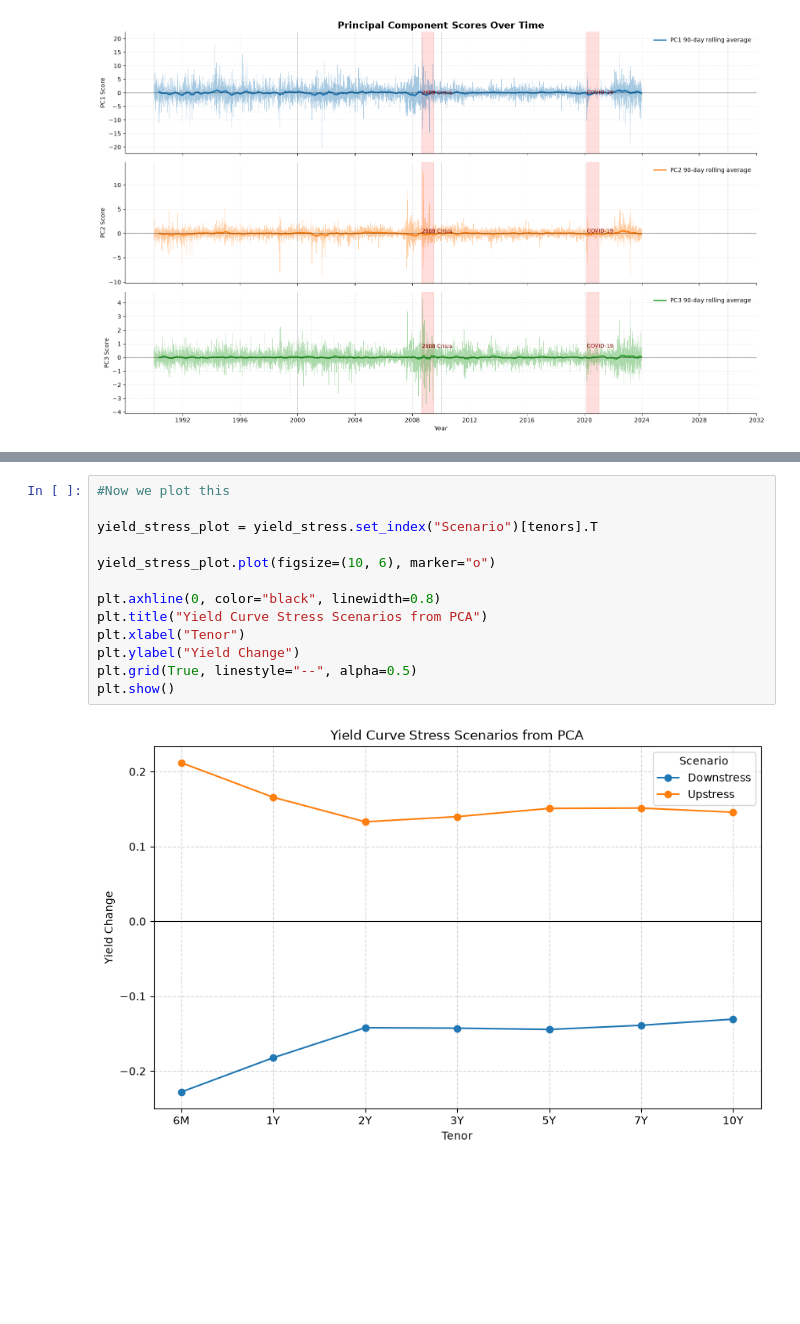
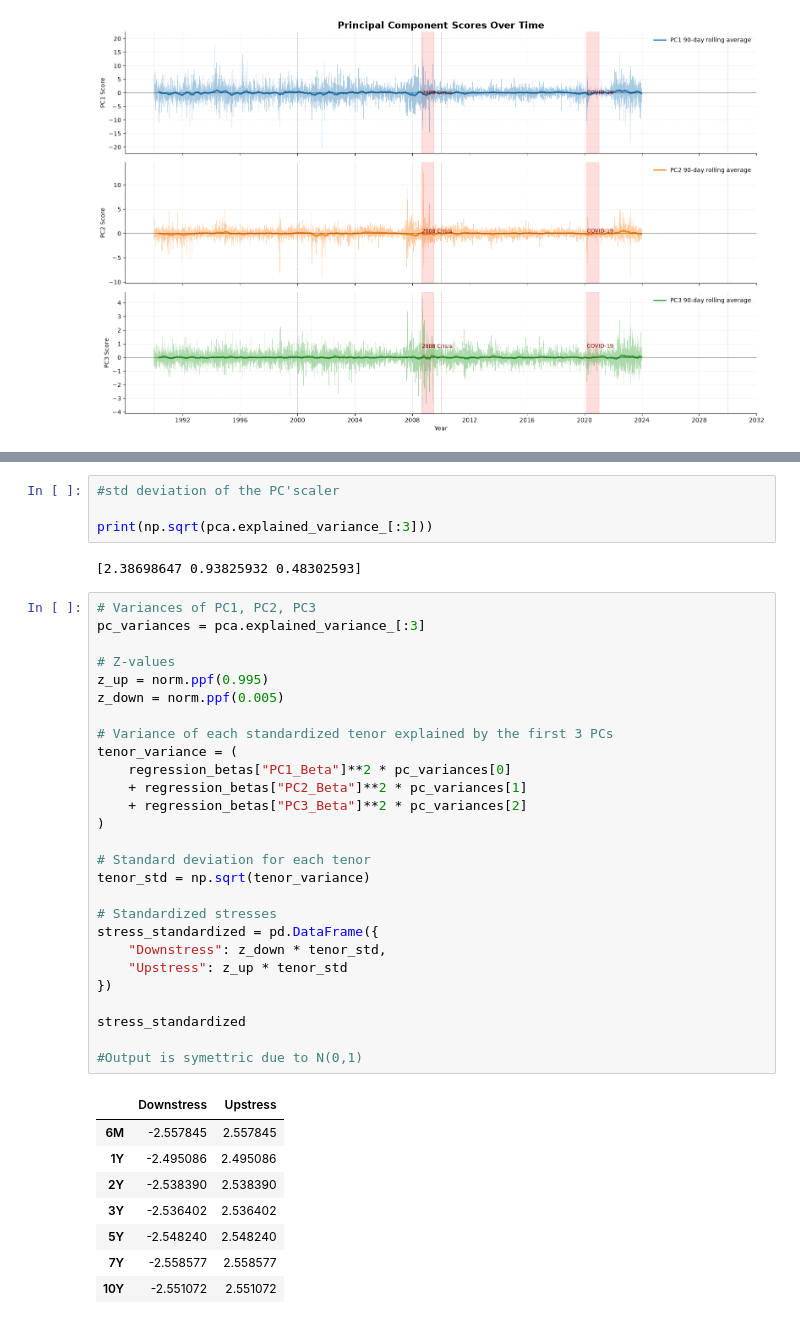
Before and after one commit to Pijon28/pca-vasicek-yield-sim, a Jupyter notebook: notebooks/02_PCA.ipynb, the cells around one changed output, grey strips where cells are left out. Saved outputs shown, nothing was run; the diff lists cells and outputs as text; blank space fills up the shorter version.

```diff
--- a/notebooks/02_PCA.ipynb
+++ b/notebooks/02_PCA.ipynb
@@ -379,15 +339,42 @@ yield_stress
-# %%
-#Now we plot this
-
-yield_stress_plot = yield_stress.set_index("Scenario")[tenors].T
-
-yield_stress_plot.plot(figsize=(10, 6), marker="o")
-
-plt.axhline(0, color="black", linewidth=0.8)
-plt.title("Yield Curve Stress Scenarios from PCA")
-plt.xlabel("Tenor")
-plt.ylabel("Yield Change")
-plt.grid(True, linestyle="--", alpha=0.5)
-plt.show()
-# %% [output]
-[figure, removed]
+# %%
+#std deviation of the PC'scaler
+
+print(np.sqrt(pca.explained_variance_[:3]))
+# %% [output]
+[2.38698647 0.93825932 0.48302593]
+# %%
+# Variances of PC1, PC2, PC3
+pc_variances = pca.explained_variance_[:3]
+
+# Z-values
+z_up = norm.ppf(0.995)
+z_down = norm.ppf(0.005)
+
+# Variance of each standardized tenor explained by the first 3 PCs
+tenor_variance = (
+    regression_betas["PC1_Beta"]**2 * pc_variances[0]
+    + regression_betas["PC2_Beta"]**2 * pc_variances[1]
+    + regression_betas["PC3_Beta"]**2 * pc_variances[2]
+)
+
+# Standard deviation for each tenor
+tenor_std = np.sqrt(tenor_variance)
+
+# Standardized stresses
+stress_standardized = pd.DataFrame({
+    "Downstress": z_down * tenor_std,
+    "Upstress": z_up * tenor_std
+})
+
+stress_standardized
+
+#Output is symettric due to N(0,1)
+# %% [output]
+|  | Downstress | Upstress |
+| 6M | -2.557845 | 2.557845 |
+| 1Y | -2.495086 | 2.495086 |
+| 2Y | -2.538390 | 2.538390 |
+| 3Y | -2.536402 | 2.536402 |
+| 5Y | -2.548240 | 2.548240 |
+| 7Y | -2.558577 | 2.558577 |
+| 10Y | -2.551072 | 2.551072 |
```
Also changed, not shown: parts of 5 cells of this notebook.
